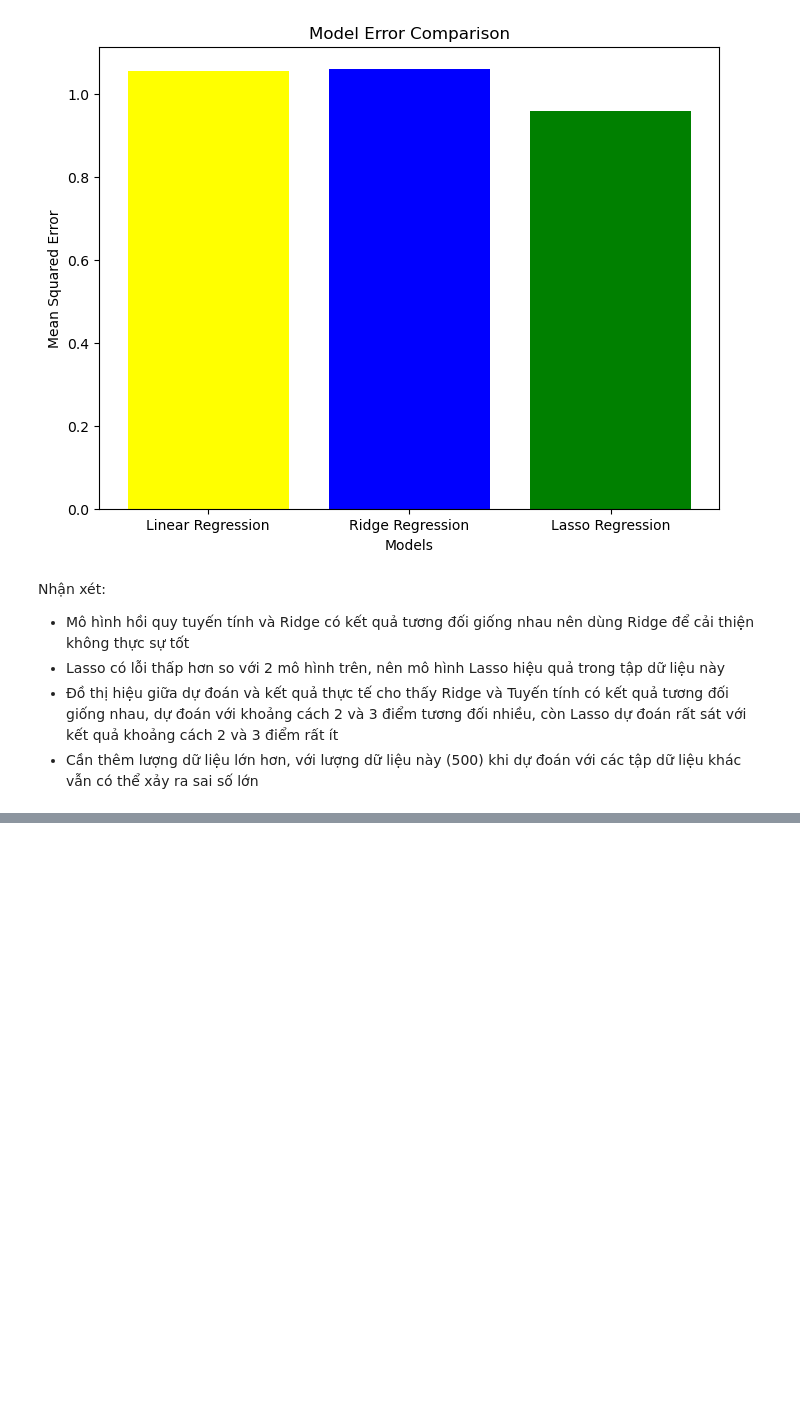
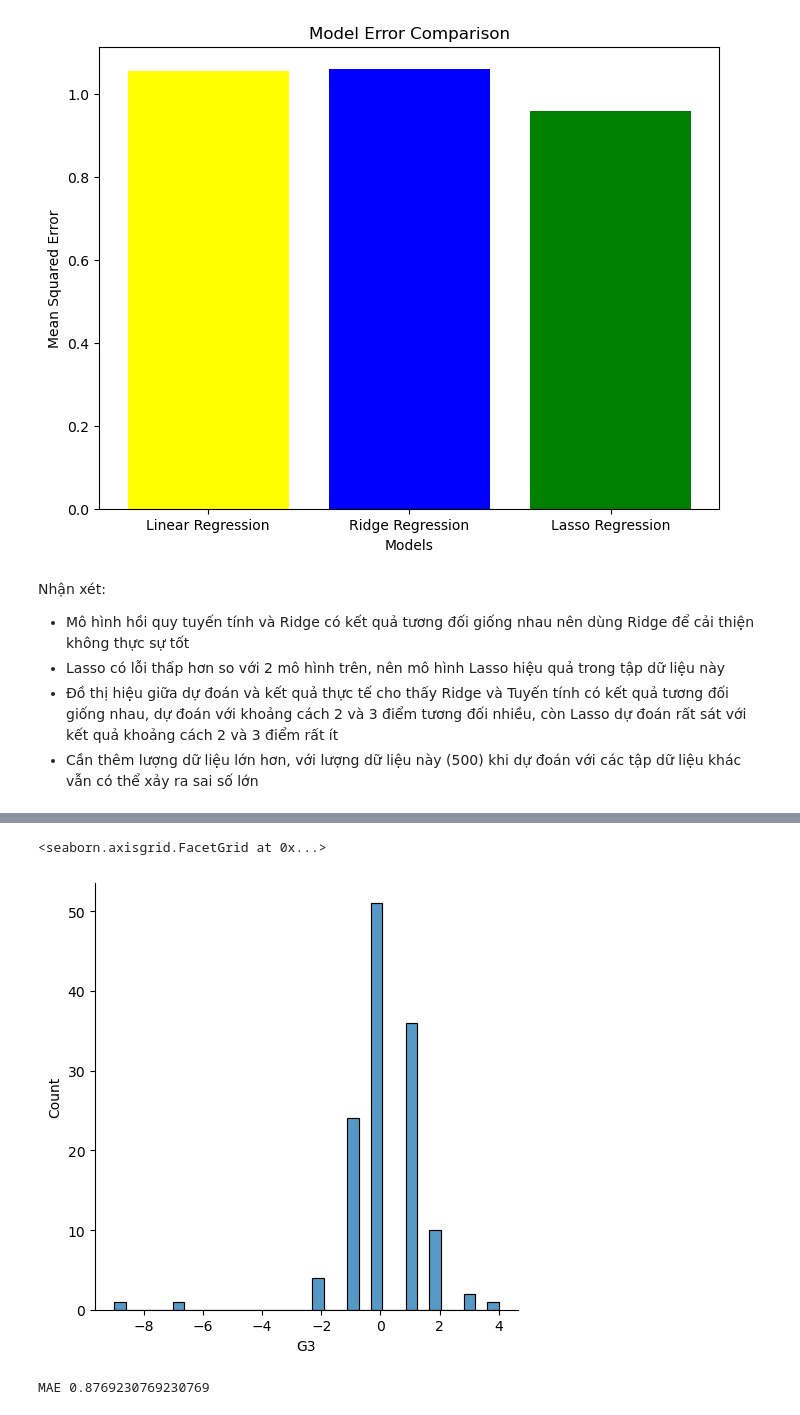
Before and after one commit to kienvbhp872004/predict-grade-of-student, a Jupyter notebook: Predict-Grade-of-Student.ipynb, the cells around one changed output, grey strips where cells are left out. Saved outputs shown, nothing was run; the diff lists cells and outputs as text; code cells hidden in the pictures; blank space fills up the shorter version.

```diff
--- a/Predict-Grade-of-Student.ipynb
+++ b/Predict-Grade-of-Student.ipynb
@@ -768,0 +816,17 @@ Nhận xét:
+# %%
+param_grid = {
+    'n_estimators': np.arange(100,200,300),
+    'max_depth': [10,20,30],
+    'min_samples_split': [2,5,10],
+    'min_samples_leaf': [1,2,5],
+    'max_features': ['sqrt','log2']
+}
+grid_search =GridSearchCV(
+    estimator=rfr,
+    param_grid=param_grid,
+    cv=5,
+    scoring='neg_mean_absolute_error',
+    n_jobs=-1,
+    verbose=2
+)
+grid_search.fit(X_train,y_train)
@@ -768,0 +866,12 @@ Nhận xét:
+# %%
+rfr_best = grid_search.best_estimator_
+y_rfr_best_predict = rfr_best.predict(X_test).round()
+# %%
+sns.displot(y_test-y_rfr_best_predict)
+# %% [output]
+<seaborn.axisgrid.FacetGrid at 0x...>
+[figure, added]
+# %%
+print("MAE",metrics.mean_absolute_error(y_test,y_rfr_best_predict))
+# %% [output]
+MAE 0.8769230769230769
```
Also changed, not shown: parts of 15 cells of this notebook.
